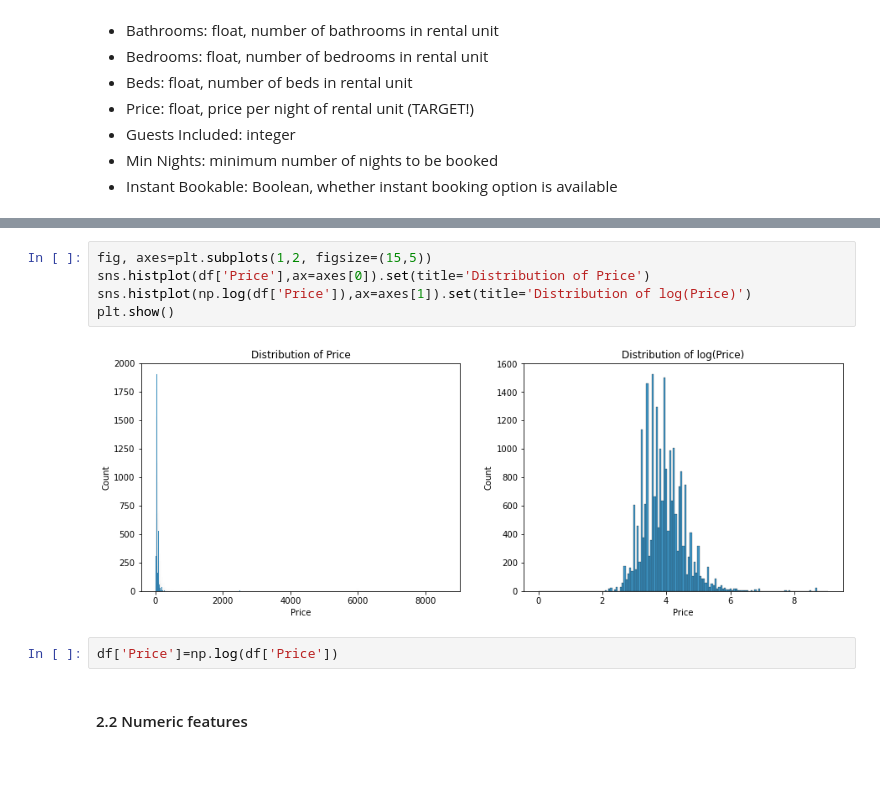
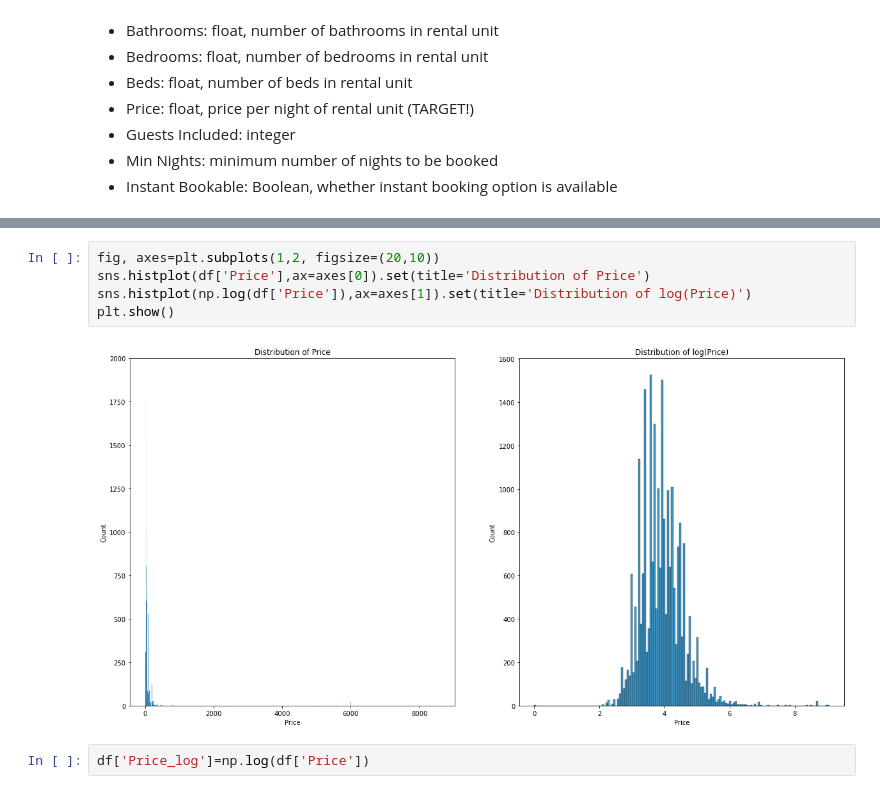
Before and after one commit to JulGras/Airbnb, a Jupyter notebook: Airbnb_Berlin.ipynb, the cells around one changed output, grey strips where cells are left out. Cells and saved outputs as stored; diff of their text form; blank space fills up the shorter version.

Commit message:
notebook update 18-01-23
further EDA and visualization of features/target

```diff
--- a/Airbnb_Berlin.ipynb
+++ b/Airbnb_Berlin.ipynb
@@ -256,11 +258,9 @@ None
 # %%
-fig, axes=plt.subplots(1,2, figsize=(15,5))
+fig, axes=plt.subplots(1,2, figsize=(20,10))
 sns.histplot(df['Price'],ax=axes[0]).set(title='Distribution of Price')
 sns.histplot(np.log(df['Price']),ax=axes[1]).set(title='Distribution of log(Price)')
 plt.show()
 # %% [output]
-[figure, old version]
+[figure, new version]
 # %%
-df['Price']=np.log(df['Price'])
+df['Price_log']=np.log(df['Price'])
-# %% [markdown]
-#### 2.2 Numeric features
```
Also changed, not shown: parts of 9 cells of this notebook.
